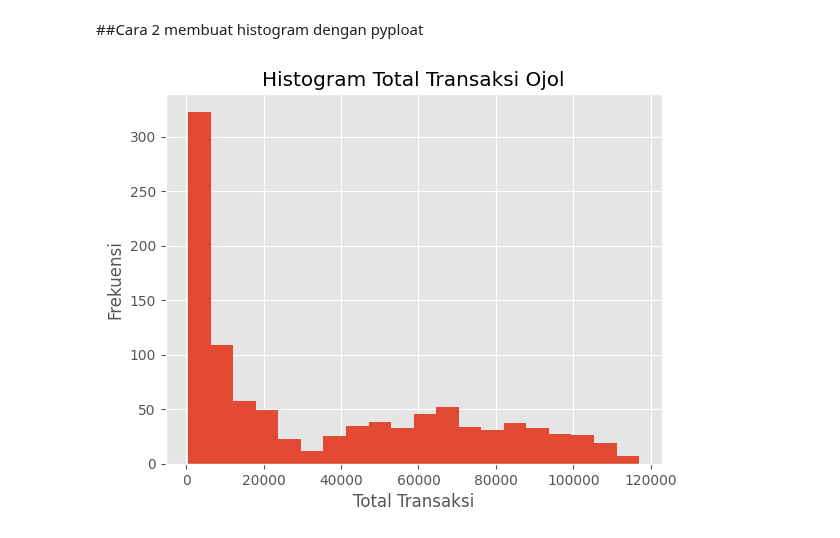
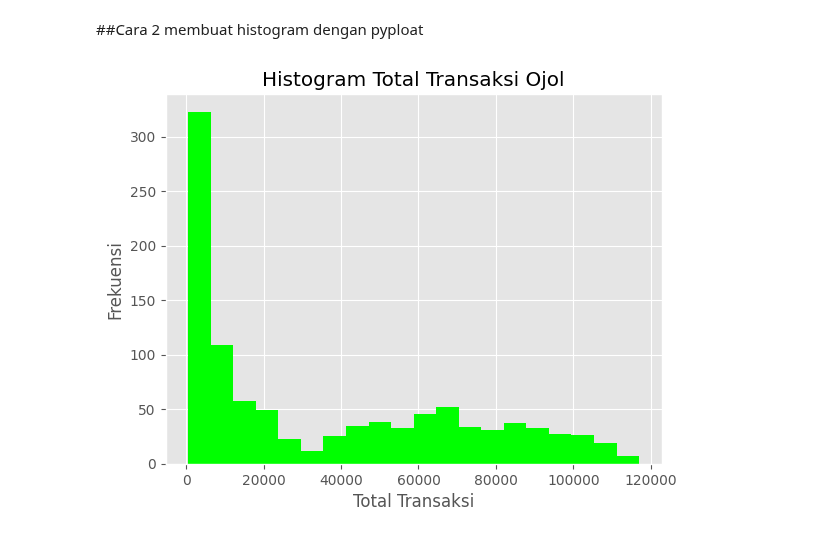
Before and after one commit to IdhamAbidinKaisilay/BelajarDataAnalyst, a Jupyter notebook: Pandas_VisualisasiData.ipynb, the cells around one changed output. Cells and saved outputs as stored; diff of their text form; code cells hidden in the pictures.

```diff
--- a/Pandas_VisualisasiData.ipynb
+++ b/Pandas_VisualisasiData.ipynb
@@ -33,13 +33,12 @@ plt.show()
 # %% [markdown]
 ##Cara 2 membuat histogram dengan pyploat
 # %%
-# df.plot.hist(column='transaction_amount_total',bins=20)
-df['transaction_amount_total'].plot.hist(bins=20)
+df['transaction_amount_total'].plot.hist(bins=20, color='lime')
 
 plt.title('Histogram Total Transaksi Ojol')
 plt.xlabel('Total Transaksi')
 plt.ylabel('Frekuensi')
 
 plt.show()
 # %% [output]
-[figure, old version]
+[figure, new version]
```
Also changed, not shown: parts of 2 cells of this notebook.
